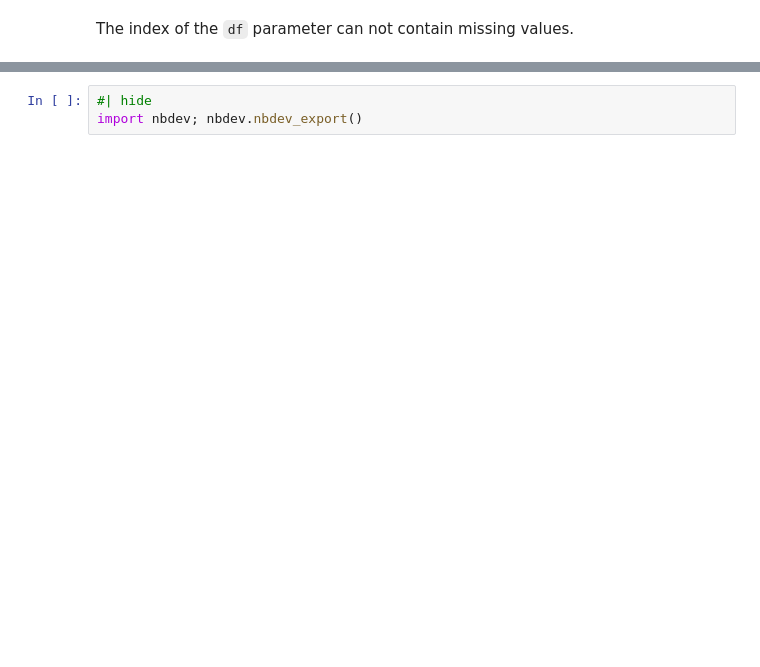
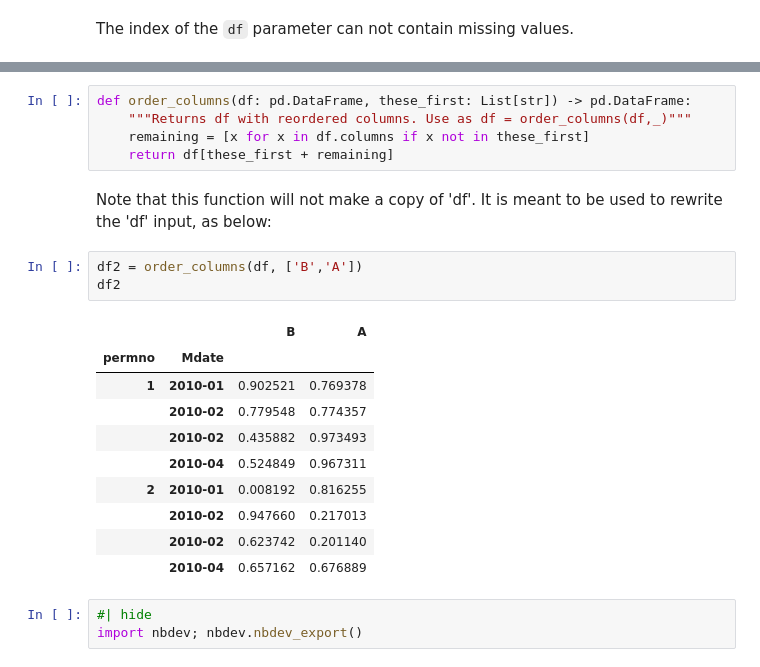
Before and after one commit to ionmihai/pandasmore, a Jupyter notebook: nbs/00_core.ipynb, the cells around one changed output, grey strips where cells are left out. Saved outputs shown, nothing was run; the diff lists cells and outputs as text; blank space fills up the shorter version.

```diff
--- a/nbs/00_core.ipynb
+++ b/nbs/00_core.ipynb
@@ -145,3 +272,24 @@ Name: A_lag1, dtype: float64
+# %%
+def order_columns(df: pd.DataFrame, these_first: List[str]) -> pd.DataFrame:
+    """Returns df with reordered columns. Use as df = order_columns(df,_)"""
+    remaining = [x for x in df.columns if x not in these_first]
+    return df[these_first + remaining]
+# %% [markdown]
+Note that this function will not make a copy of 'df'. It is meant to be used to rewrite the 'df' input, as below:
+# %%
+df2 = order_columns(df, ['B','A'])
+df2
+# %% [output]
+|  |  | B | A |
+| permno | Mdate |  |  |
+| 1 | 2010-01 | 0.902521 | 0.769378 |
+|  | 2010-02 | 0.779548 | 0.774357 |
+|  | 2010-02 | 0.435882 | 0.973493 |
+|  | 2010-04 | 0.524849 | 0.967311 |
+| 2 | 2010-01 | 0.008192 | 0.816255 |
+|  | 2010-02 | 0.947660 | 0.217013 |
+|  | 2010-02 | 0.623742 | 0.201140 |
+|  | 2010-04 | 0.657162 | 0.676889 |
 # %%
 #| hide
 import nbdev; nbdev.nbdev_export()
```
Also changed, not shown: parts of 21 cells of this notebook, 4 other files.
